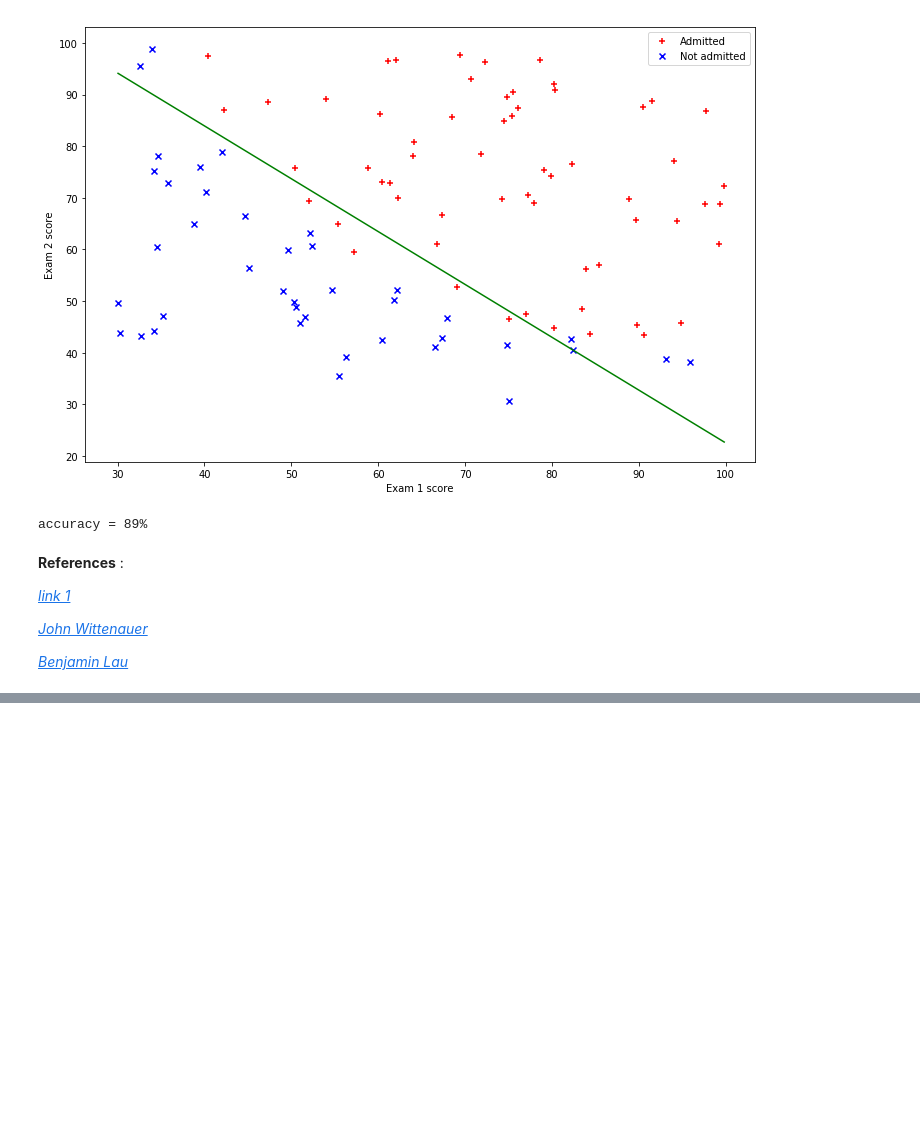
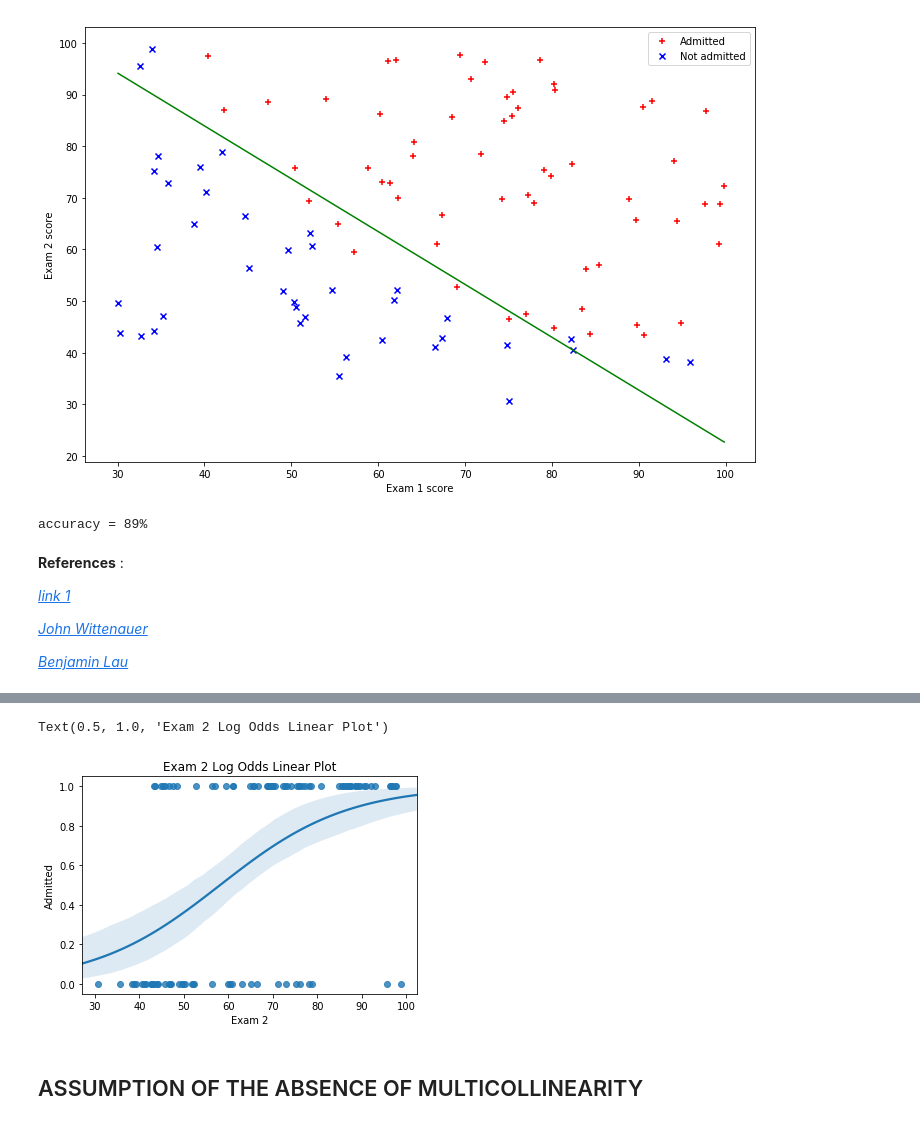
Before and after one commit to nandinijampala/SelfStudyNotes, a Jupyter notebook: Logistic_Regression/Logistic_Regression.ipynb, the cells around one changed output, grey strips where cells are left out. Drawn from its saved outputs; the diff is of its cells as text; code cells hidden in the pictures; blank space fills up the shorter version.

```diff
--- a/Logistic_Regression/Logistic_Regression.ipynb
+++ b/Logistic_Regression/Logistic_Regression.ipynb
@@ -173,0 +185,8 @@ accuracy = 89%
+# %%
+sns.regplot(x= 'Exam 2', y= 'Admitted', data= data, logistic= True).set_title("Exam 2 Log Odds Linear Plot")
+#gpa.figure.savefig("gpa log lin.png")
+# %% [output]
+Text(0.5, 1.0, 'Exam 2 Log Odds Linear Plot')
+[figure, added]
+# %% [markdown]
+## ASSUMPTION OF THE ABSENCE OF MULTICOLLINEARITY
```
Also changed, not shown: parts of 18 cells of this notebook, 8 other files.
